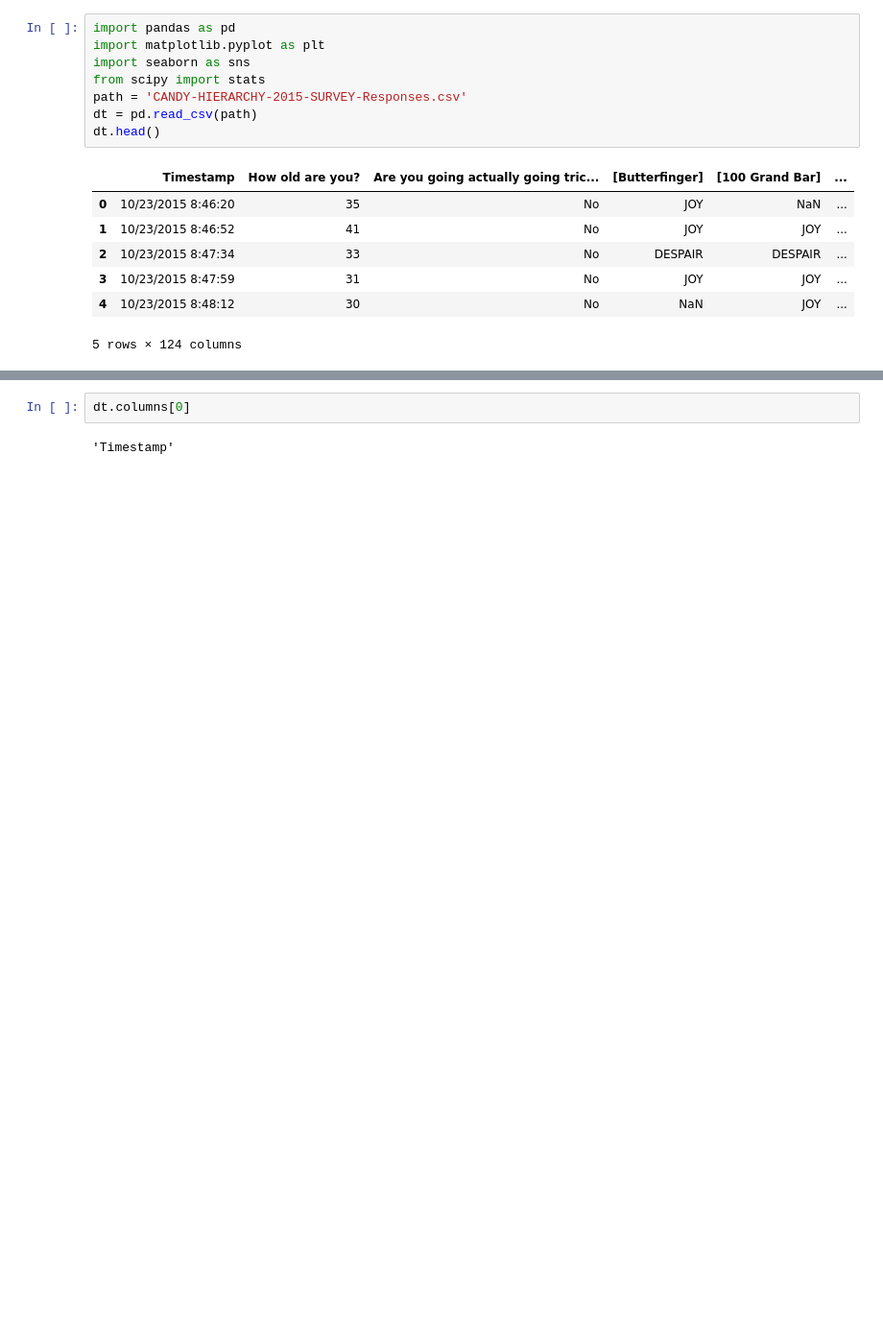
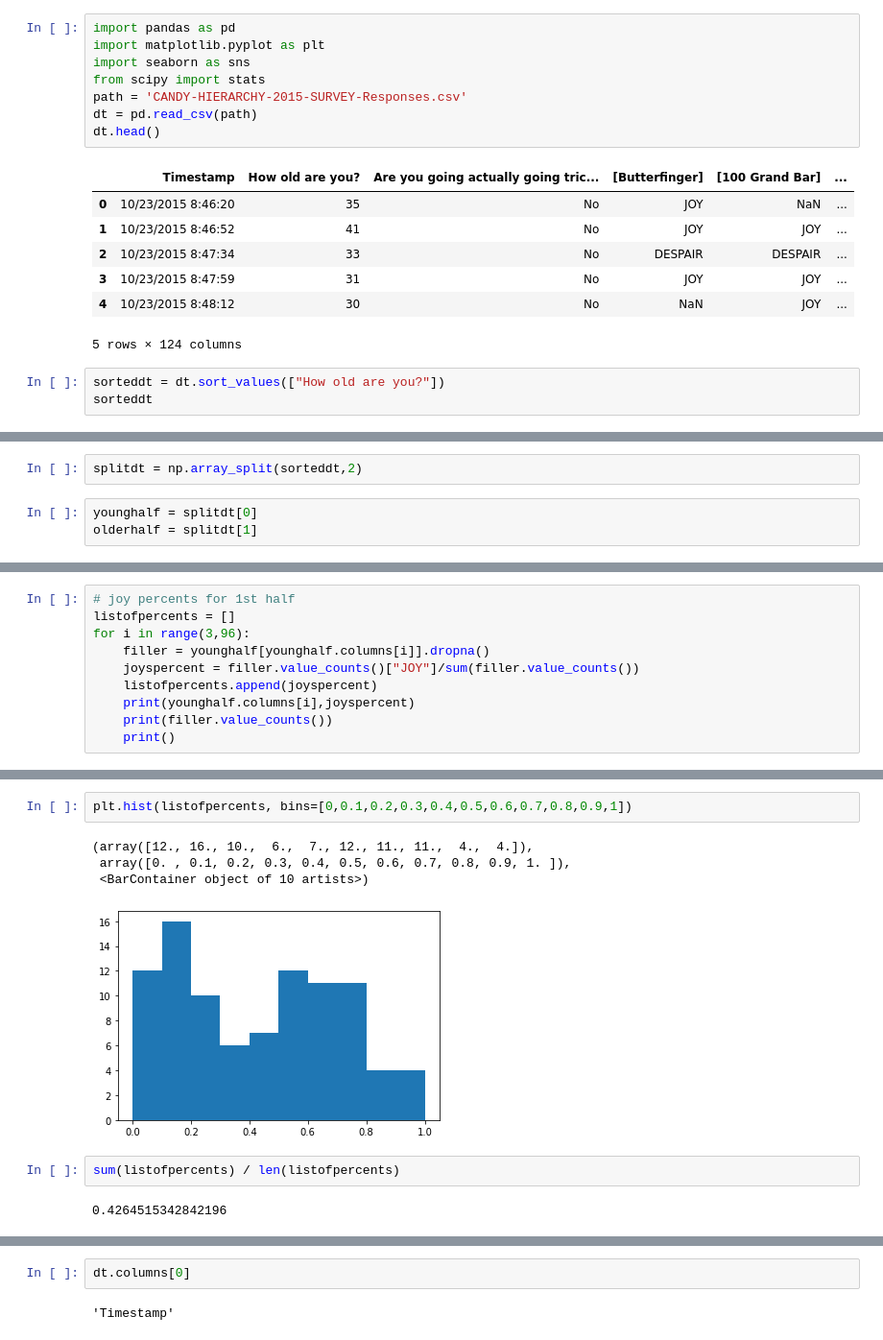
Before and after one commit to dealom/Cleaning-Candy-Dataset, a Jupyter notebook: candy cleaning.ipynb, the cells around one changed output, grey strips where cells are left out. Shown at 96% size. Saved outputs shown, nothing was run; the diff lists cells and outputs as text; blank space fills up the shorter version.

```diff
--- a/candy cleaning.ipynb
+++ b/candy cleaning.ipynb
@@ -16,3 +16,6 @@ dt.head()
 | 3 | 10/23/2015 8:47:59 | 31 | No | JOY | JOY | ... |
 | 4 | 10/23/2015 8:48:12 | 30 | No | NaN | JOY | ... |
 5 rows × 124 columns
+# %%
+sorteddt = dt.sort_values(["How old are you?"])
+sorteddt
@@ -18,0 +36,5 @@ dt.head()
+# %%
+splitdt = np.array_split(sorteddt,2)
+# %%
+younghalf = splitdt[0]
+olderhalf = splitdt[1]
@@ -18,0 +57,10 @@ dt.head()
+# %%
+# joy percents for 1st half
+listofpercents = []
+for i in range(3,96):
+    filler = younghalf[younghalf.columns[i]].dropna()
+    joyspercent = filler.value_counts()["JOY"]/sum(filler.value_counts())
+    listofpercents.append(joyspercent)
+    print(younghalf.columns[i],joyspercent)
+    print(filler.value_counts())
+    print()
@@ -18,0 +85,11 @@ dt.head()
+# %%
+plt.hist(listofpercents, bins=[0,0.1,0.2,0.3,0.4,0.5,0.6,0.7,0.8,0.9,1])
+# %% [output]
+(array([12., 16., 10.,  6.,  7., 12., 11., 11.,  4.,  4.]),
+ array([0. , 0.1, 0.2, 0.3, 0.4, 0.5, 0.6, 0.7, 0.8, 0.9, 1. ]),
+ <BarContainer object of 10 artists>)
+[figure, added]
+# %%
+sum(listofpercents) / len(listofpercents)
+# %% [output]
+0.4264515342842196
```
Also changed, not shown: parts of 29 cells of this notebook, 2 other files.
